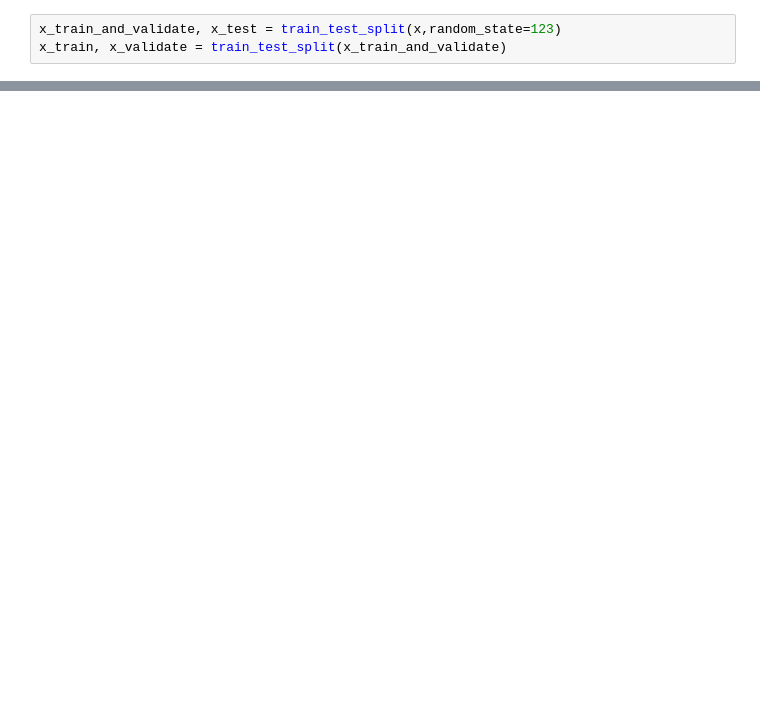
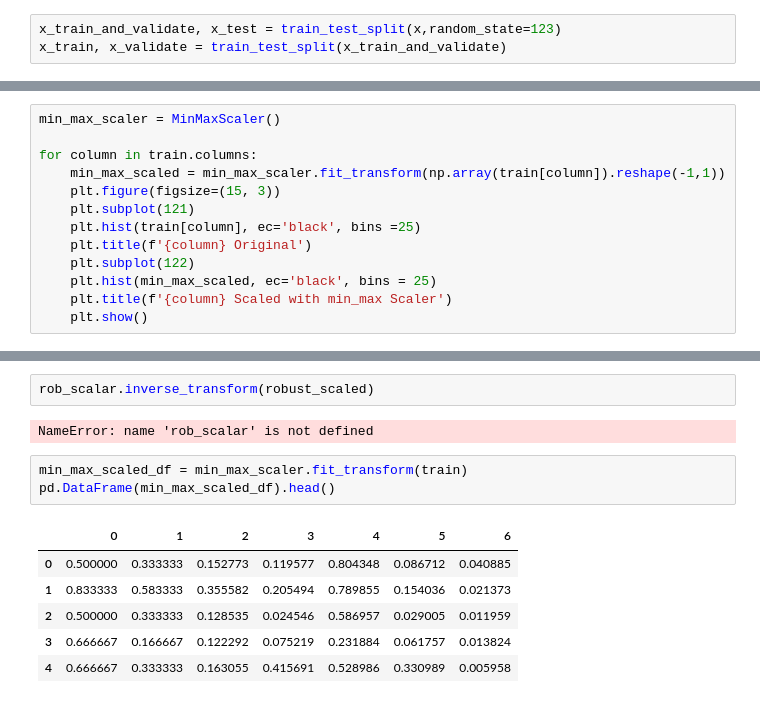
Before and after one commit to codyclonts/regression_exercises, a Jupyter notebook: scaling.ipynb, the cells around one changed output, grey strips where cells are left out. Drawn from its saved outputs; the diff is of its cells as text; blank space fills up the shorter version.

```diff
--- a/scaling.ipynb
+++ b/scaling.ipynb
@@ -52,0 +59,13 @@ Text(0.5, 1.0, 'Scaled')
+# %%
+min_max_scaler = MinMaxScaler()
+
+for column in train.columns:
+    min_max_scaled = min_max_scaler.fit_transform(np.array(train[column]).reshape(-1,1))
+    plt.figure(figsize=(15, 3))
+    plt.subplot(121)
+    plt.hist(train[column], ec='black', bins =25)
+    plt.title(f'{column} Original')
+    plt.subplot(122)
+    plt.hist(min_max_scaled, ec='black', bins = 25)
+    plt.title(f'{column} Scaled with min_max Scaler')
+    plt.show()
@@ -52,0 +174,14 @@ Text(0.5, 1.0, 'Scaled')
+# %%
+rob_scalar.inverse_transform(robust_scaled)
+# %% [output]
+NameError: name 'rob_scalar' is not defined
+# %%
+min_max_scaled_df = min_max_scaler.fit_transform(train)
+pd.DataFrame(min_max_scaled_df).head()
+# %% [output]
+|  | 0 | 1 | 2 | 3 | 4 | 5 | 6 |
+| 0 | 0.500000 | 0.333333 | 0.152773 | 0.119577 | 0.804348 | 0.086712 | 0.040885 |
+| 1 | 0.833333 | 0.583333 | 0.355582 | 0.205494 | 0.789855 | 0.154036 | 0.021373 |
+| 2 | 0.500000 | 0.333333 | 0.128535 | 0.024546 | 0.586957 | 0.029005 | 0.011959 |
+| 3 | 0.666667 | 0.166667 | 0.122292 | 0.075219 | 0.231884 | 0.061757 | 0.013824 |
+| 4 | 0.666667 | 0.333333 | 0.163055 | 0.415691 | 0.528986 | 0.330989 | 0.005958 |
```
Also changed, not shown: parts of 20 cells of this notebook, 1 other file.
